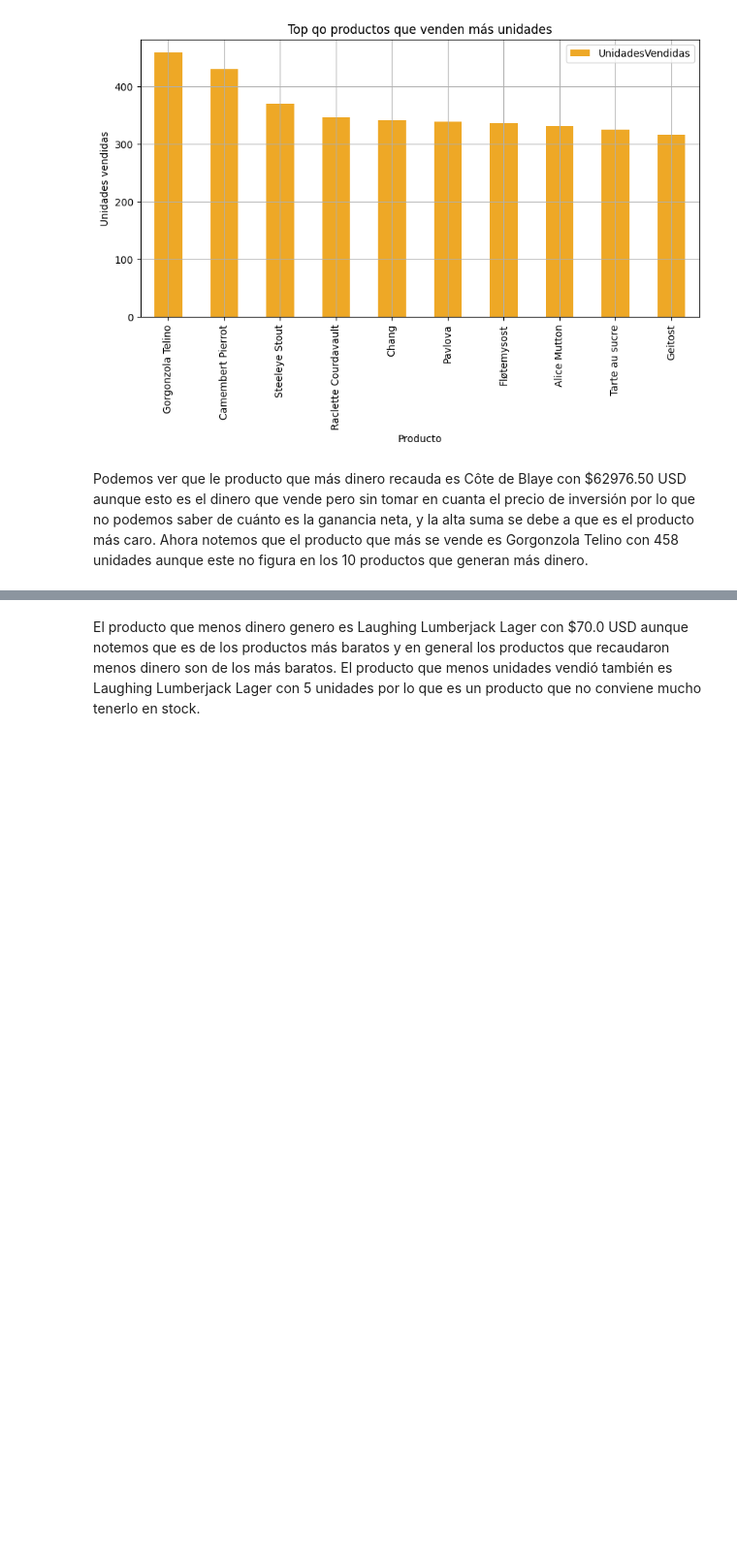
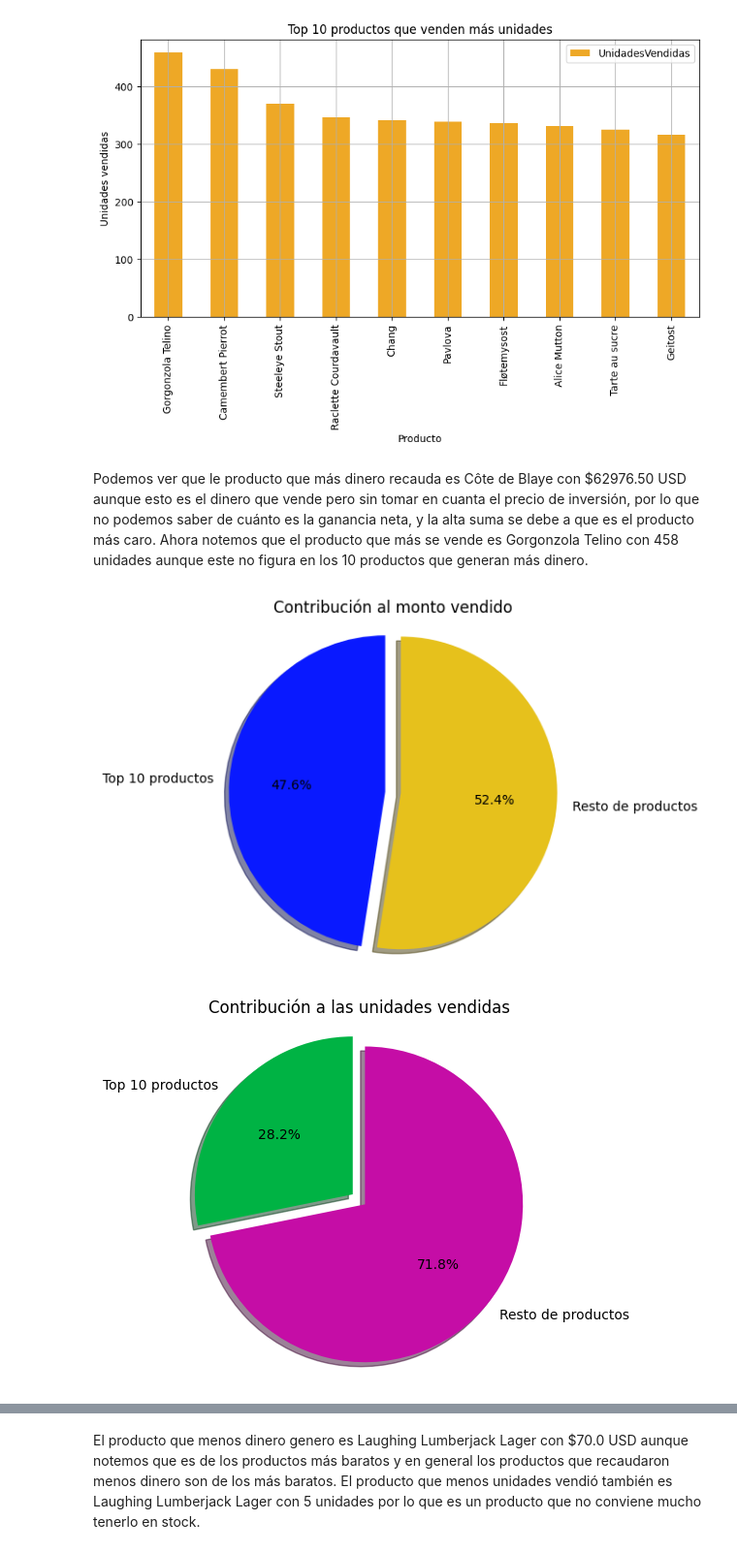
Before and after one commit to arieldatascientist/Northwind_end-to-end-ventas-forecasting-and-segmentation, a Jupyter notebook: notebooks/EDA_Northwind.ipynb, the cells around one changed output, grey strips where cells are left out. Shown at 97% size. Saved outputs shown, nothing was run; the diff lists cells and outputs as text; code cells hidden in the pictures; blank space fills up the shorter version.

```diff
--- a/notebooks/EDA_Northwind.ipynb
+++ b/notebooks/EDA_Northwind.ipynb
@@ -644,4 +644,29 @@ plt.show()
 [figure]
 [figure]
 # %% [markdown]
-Podemos ver que le producto que más dinero recauda es Côte de Blaye con $62976.50 USD aunque esto es el dinero que vende pero sin tomar en cuanta el precio de inversión por lo que no podemos saber de cuánto es la ganancia neta, y la alta suma se debe a que es el producto más caro. Ahora notemos que el producto que más se vende es Gorgonzola Telino con 458 unidades aunque este no figura en los 10 productos que generan más dinero.
+Podemos ver que le producto que más dinero recauda es Côte de Blaye con $62976.50 USD aunque esto es el dinero que vende pero sin tomar en cuanta el precio de inversión, por lo que no podemos saber de cuánto es la ganancia neta, y la alta suma se debe a que es el producto más caro. Ahora notemos que el producto que más se vende es Gorgonzola Telino con 458 unidades aunque este no figura en los 10 productos que generan más dinero.
+# %%
+top10_producto_total = top10_productos_monto["Monto"].sum()
+top10_unidades_totales = top10_productos_unidades["UnidadesVendidas"].sum()
+
+resto_productos = monto_total - top10_producto_total
+resto_productos_unidades = unidades_totales - top10_unidades_totales
+
+plt.pie([top10_producto_total, resto_productos], explode = (0.1, 0),
+        labels=["Top 10 productos",
+                "Resto de productos"],
+        colors = ["#0919FF", "#E6C11C"], autopct='%1.1f%%', shadow=True, startangle=90 )
+plt.title("Contribución al monto vendido")
+plt.axis('equal')
+plt.show()
+
+plt.pie([top10_unidades_totales, resto_productos_unidades], explode = (0.1, 0),
+        labels=["Top 10 productos",
+                "Resto de productos"],
+        colors = ["#00B344", "#C50DA6"], autopct='%1.1f%%', shadow=True, startangle=90 )
+plt.title("Contribución a las unidades vendidas")
+plt.axis('equal')
+plt.show()
+# %% [output]
+[figure, added]
+[figure, added]
```
Also changed, not shown: parts of 10 cells of this notebook.
